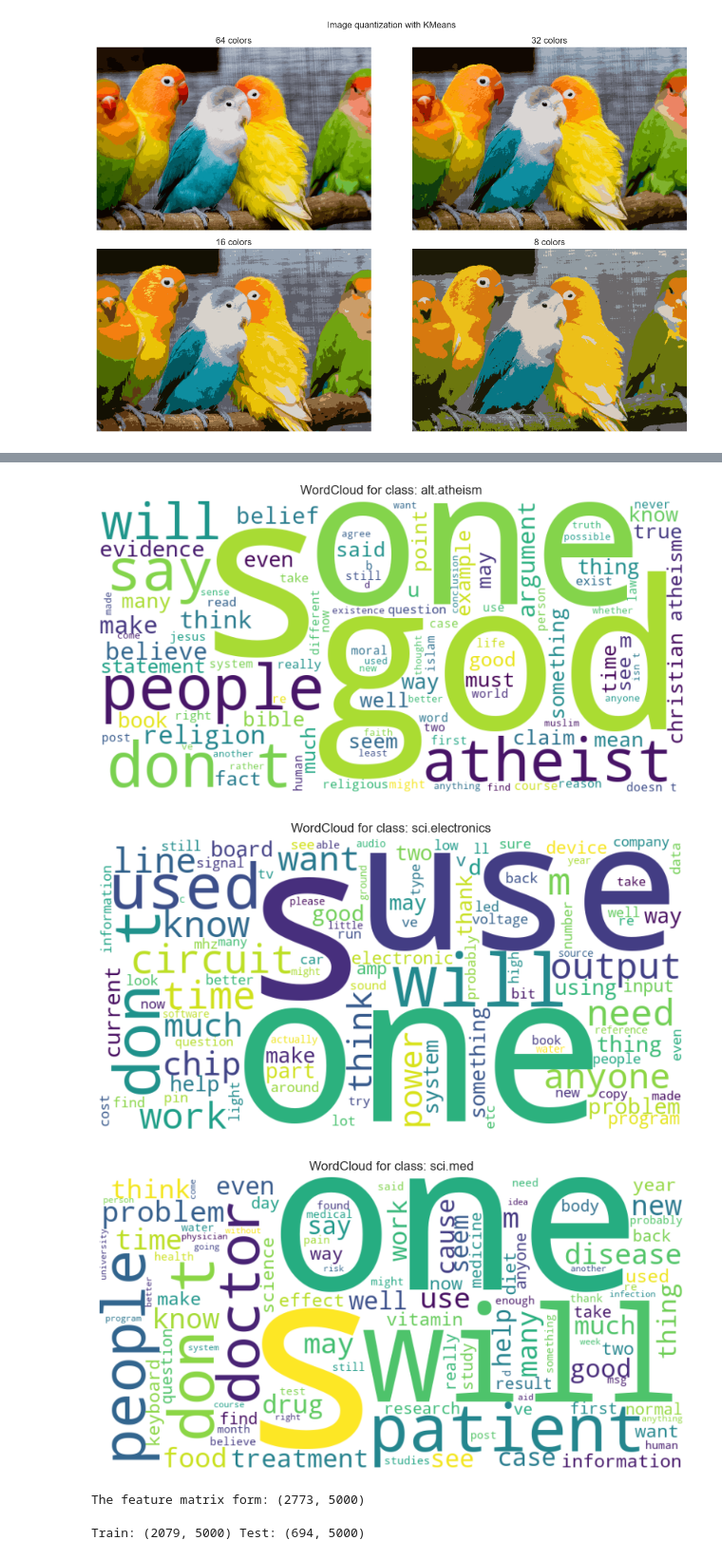
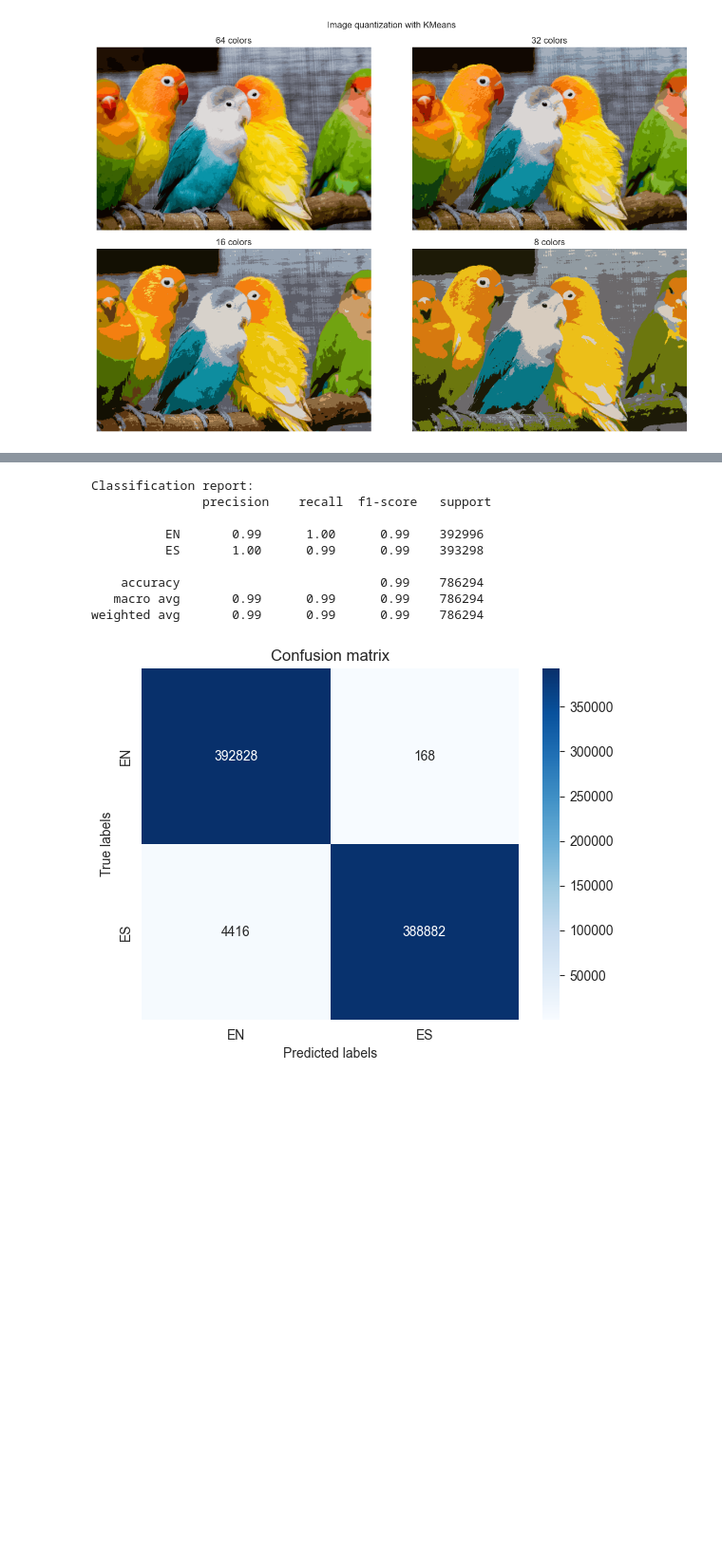
Before and after one commit to Darina03/Intellectual-Data-Analysis, a Jupyter notebook: lab02/lab02_spuskan.ipynb, the cells around one changed output, grey strips where cells are left out. Shown at 95% size. Drawn from its saved outputs; the diff is of its cells as text; code cells hidden in the pictures; blank space fills up the shorter version.

```diff
--- a/lab02/lab02_spuskan.ipynb
+++ b/lab02/lab02_spuskan.ipynb
@@ -460,30 +487,30 @@ research program which, in 15 or so years, produced the famous discovery
 # %%
-def plot_wordcloud_for_class(class_id):
-    texts_in_class = [texts_cleaned[i] for i, lbl in enumerate(labels) if lbl == class_id]
-    combined_text = " ".join(texts_in_class[:500])
-    wc = WordCloud(stopwords=STOPWORDS, max_words=100, background_color="white", width=800, height=400).generate(combined_text)
-    plt.figure(figsize=(10,5))
-    plt.imshow(wc, interpolation="bilinear")
-    plt.axis("off")
-    plt.title(f"WordCloud for class: {target_names[class_id]}")
-    plt.show()
+vectorizer = TfidfVectorizer(max_features=5000)
+X = vectorizer.fit_transform(data['clean_text'])
+y = data['label']
 
-
-for class_id in [0, 1, 2]:
-    plot_wordcloud_for_class(class_id)
+X_train, X_test, y_train, y_test = train_test_split(X, y, test_size=0.2, random_state=42)
-# %% [output]
-[figure, removed]
-[figure, removed]
-[figure, removed]
 # %%
-vectorizer = TfidfVectorizer(stop_words='english', max_features=5000)
-X = vectorizer.fit_transform(texts_cleaned)
-
-print("The feature matrix form:", X.shape)
+clf = MultinomialNB()
+clf.fit(X_train, y_train)
+y_pred = clf.predict(X_test)
-# %% [output]
-The feature matrix form: (2773, 5000)
 # %%
-X_train, X_test, y_train, y_test = train_test_split(X, labels, test_size=0.25, random_state=42, stratify=labels)
-print("Train:", X_train.shape, "Test:", X_test.shape)
+print("\nClassification report:\n", classification_report(y_test, y_pred))
+
+sns.heatmap(confusion_matrix(y_test, y_pred), annot=True, fmt='d', cmap='Blues',
+            xticklabels=['EN', 'ES'], yticklabels=['EN', 'ES'])
+plt.title("Confusion matrix")
+plt.xlabel("Predicted labels")
+plt.ylabel("True labels")
+plt.show()
 # %% [output]
-Train: (2079, 5000) Test: (694, 5000)
+Classification report:
+               precision    recall  f1-score   support
+
+          EN       0.99      1.00      0.99    392996
+          ES       1.00      0.99      0.99    393298
+
+    accuracy                           0.99    786294
+   macro avg       0.99      0.99      0.99    786294
+weighted avg       0.99      0.99      0.99    786294
+[figure, added]
```
Also changed, not shown: parts of 6 cells of this notebook.
